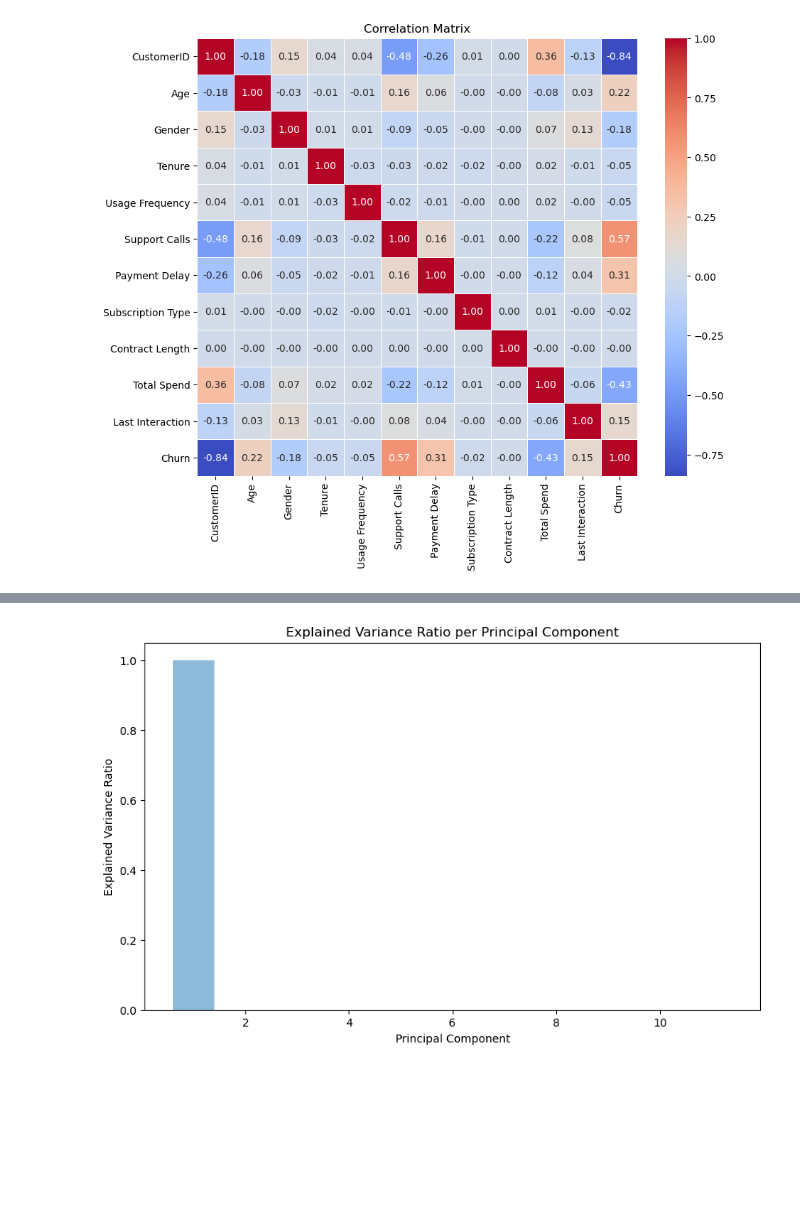
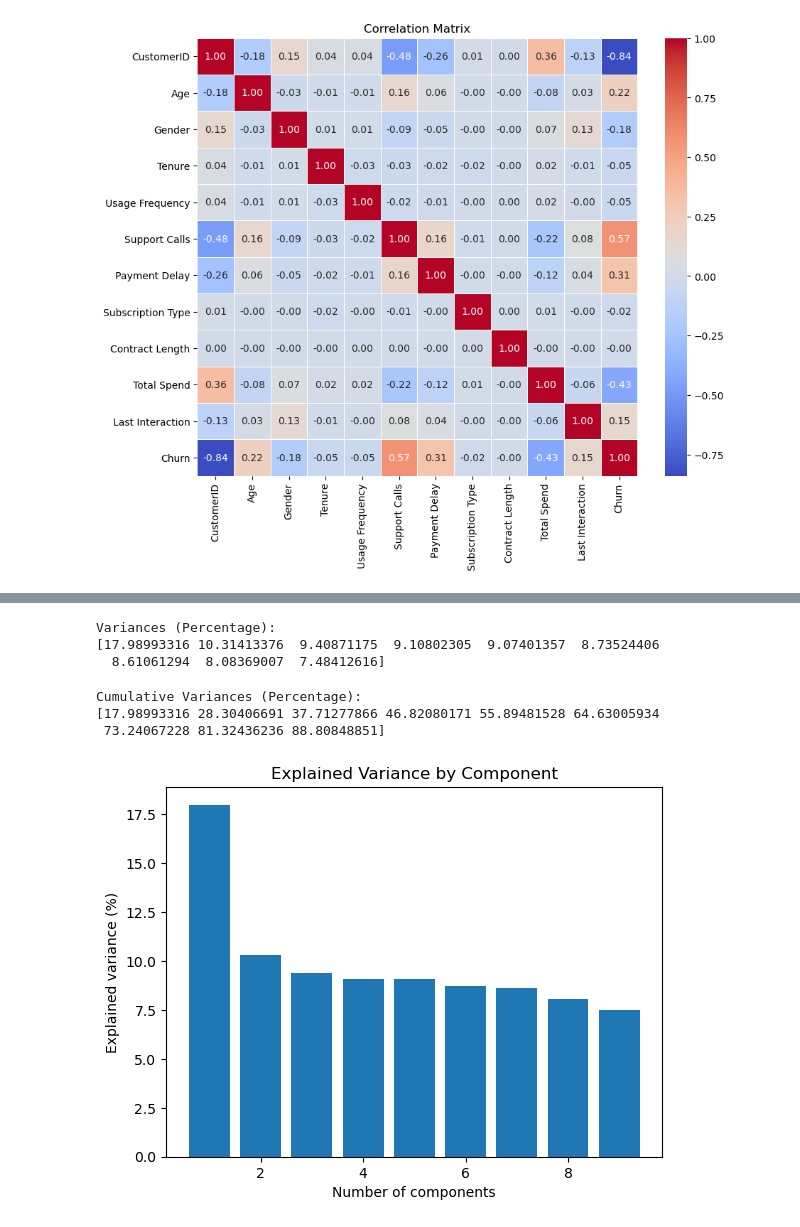
Before and after one commit to Johannes3001/AppliedML_Assign.01, a Jupyter notebook: JohannesCode.ipynb, the cells around one changed output, grey strips where cells are left out. Saved outputs shown, nothing was run; the diff lists cells and outputs as text; code cells hidden in the pictures; blank space fills up the shorter version.

```diff
--- a/JohannesCode.ipynb
+++ b/JohannesCode.ipynb
@@ -214,9 +160,43 @@ pcadf.head()
-# %%
-plt.figure(figsize=(10, 6))  # Adjust the figure size as needed
-plt.bar(range(1, len(explained_variance_ratio) + 1), explained_variance_ratio, alpha=0.5, align='center')
-plt.xlabel('Principal Component')
-plt.ylabel('Explained Variance Ratio')
-plt.title('Explained Variance Ratio per Principal Component')
-plt.show()
-# %% [output]
-[figure, removed]
+# %%
+X = train.iloc[:,:-1] #exclude target variable
+y = train.iloc[:,-1] #target variable
+# performing standardization as PCA is sensitive to scale of features
+sc = StandardScaler()
+X_scaled = sc.fit_transform(X)
+# %%
+components = None
+pca = PCA(n_components = 0.85) #or n_components = desired % of variance explained
+# perform PCA on the scaled data
+pca.fit(X_scaled)
+
+print("Variances (Percentage):")
+print(pca.explained_variance_ratio_ * 100)
+print()
+# %% [output]
+Variances (Percentage):
+[17.98993316 10.31413376  9.40871175  9.10802305  9.07401357  8.73524406
+  8.61061294  8.08369007  7.48412616]
+# %%
+#get cumulative variance
+print("Cumulative Variances (Percentage):")
+print(pca.explained_variance_ratio_.cumsum() * 100)
+print()
+# %% [output]
+Cumulative Variances (Percentage):
+[17.98993316 28.30406691 37.71277866 46.82080171 55.89481528 64.63005934
+ 73.24067228 81.32436236 88.80848851]
+# %%
+# Number of components you want to display
+components = len(pca.explained_variance_ratio_) if components is None else components
+
+# Create a bar chart
+plt.bar(range(1, components + 1), pca.explained_variance_ratio_ * 100)
+
+plt.xlabel("Number of components")
+plt.ylabel("Explained variance (%)")
+plt.title("Explained Variance by Component")
+
+# Show the bar chart
+plt.show()
+# %% [output]
+[figure, added]
```
Also changed, not shown: parts of 12 cells of this notebook.
